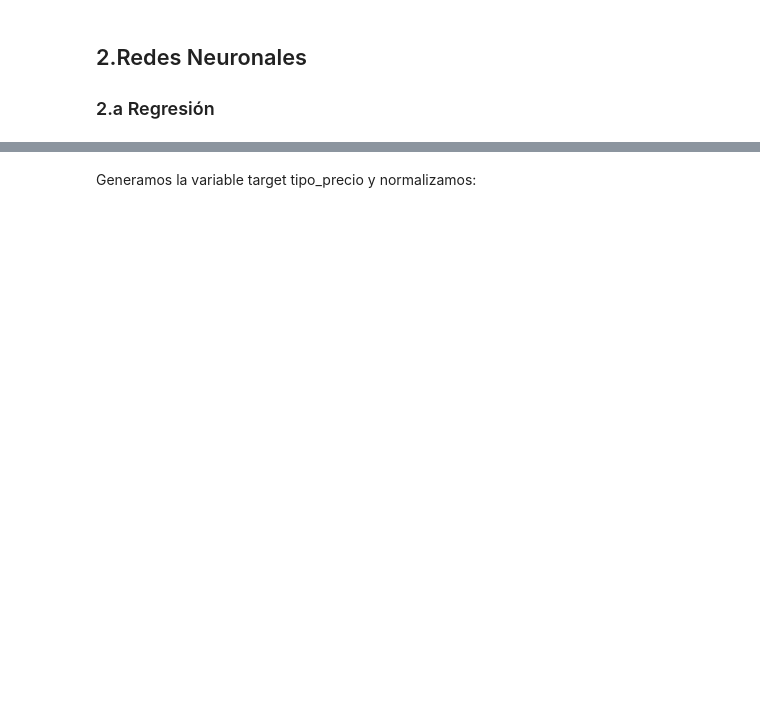
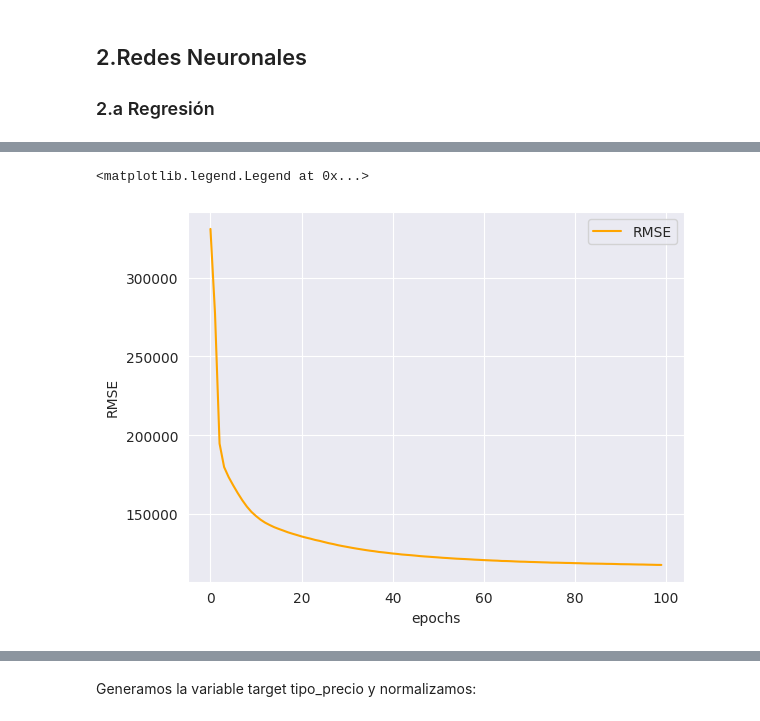
Before and after one commit to valencorrea/7506R-2C2022-GRUPO14-TP2, a Jupyter notebook: 7506R_TP1_GRUPO14_ENTREGA.ipynb, the cells around one changed output, grey strips where cells are left out. Saved outputs shown, nothing was run; the diff lists cells and outputs as text; code cells hidden in the pictures; blank space fills up the shorter version.

```diff
--- a/7506R_TP1_GRUPO14_ENTREGA.ipynb
+++ b/7506R_TP1_GRUPO14_ENTREGA.ipynb
@@ -605,3 +287,19 @@ Observamos que el score mejoró levemente
 # %% [markdown]
 ## 2.Redes Neuronales
 ### 2.a Regresión
+# %%
+df_trabajo = properati.copy()
+df_trabajo = pd.get_dummies(df_trabajo, columns=['place_l4', 'property_type'], drop_first=False)
+
+train = df_trabajo.sample(frac=0.8, random_state=200)
+y_train = train["property_price"]
+train.drop(["property_price", "id"], inplace=True, axis=1)
+
+# train[['start_date', 'end_date', 'latitud', 'longitud', 'property_rooms', 'property_surface_total']] = zscore(train[['start_date', 'end_date', 'latitud', 'longitud', 'property_rooms', 'property_surface_total']], axis=1)
+
+test = df_trabajo.drop(train.index)
+y_test = test["property_price"]
+test.drop(["property_price", "id"], inplace=True, axis=1)
+
+
+# test[['start_date', 'end_date', 'latitud', 'longitud', 'property_rooms', 'property_surface_total']] = zscore(test[['start_date', 'end_date', 'latitud', 'longitud', 'property_rooms', 'property_surface_total']], axis=1)
@@ -607,0 +373,10 @@ Observamos que el score mejoró levemente
+# %%
+modelo.compile(
+    optimizer=keras.optimizers.RMSprop(learning_rate=0.001),
+    loss='mse',
+    metrics=[RootMeanSquaredError()],
+)
+
+cant_epochs = 100
+historia = modelo.fit(train, y_train, epochs=cant_epochs, verbose=False, use_multiprocessing=True, workers=4)
+y_pred = modelo.predict(test)
@@ -607,0 +385,10 @@ Observamos que el score mejoró levemente
+# %%
+epochs = range(cant_epochs)
+
+plt.plot(epochs, historia.history['root_mean_squared_error'], color='orange', label='RMSE')
+plt.xlabel("epochs")
+plt.ylabel("RMSE")
+plt.legend()
+# %% [output]
+<matplotlib.legend.Legend at 0x...>
+[figure, added]
```
Also changed, not shown: parts of 51 cells of this notebook.
